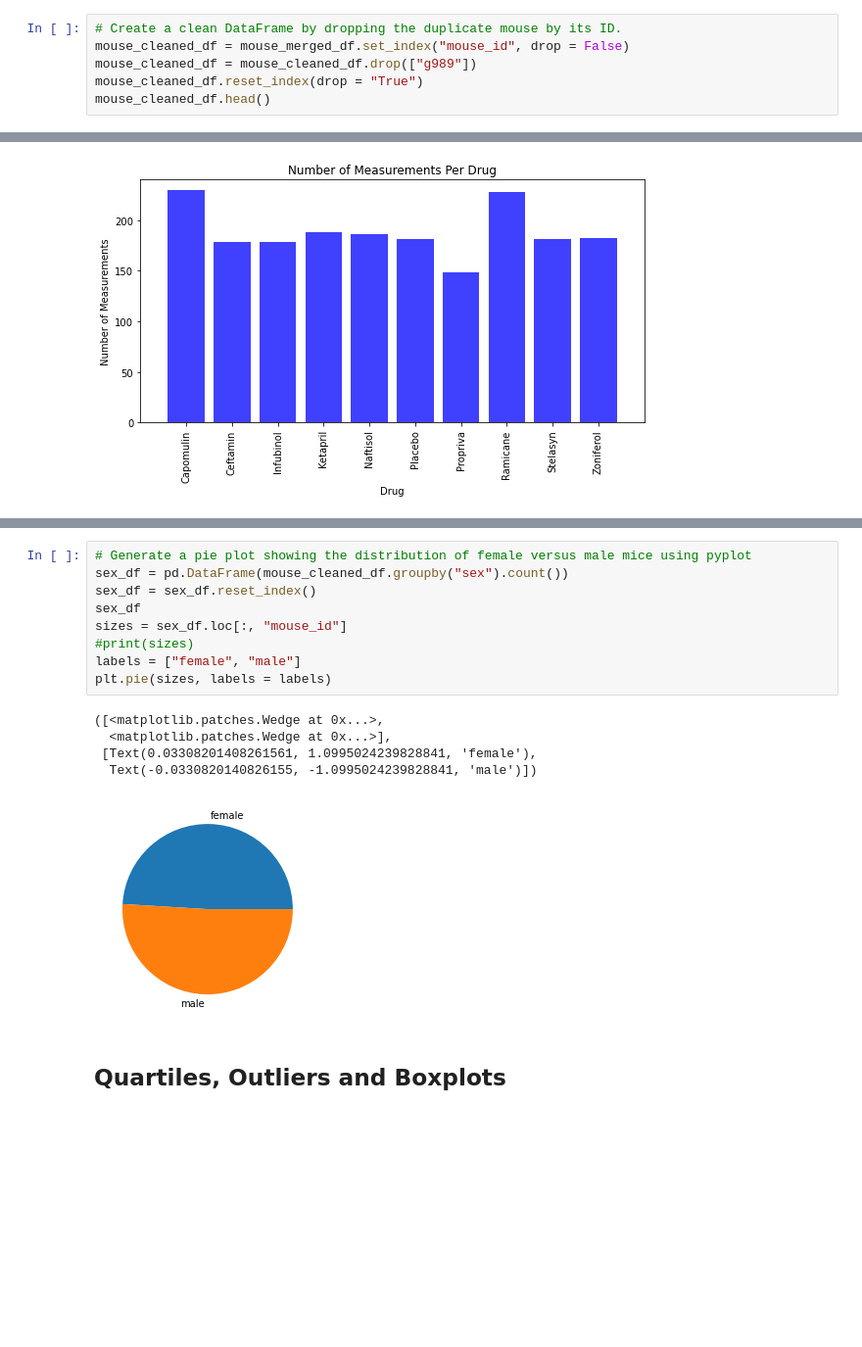
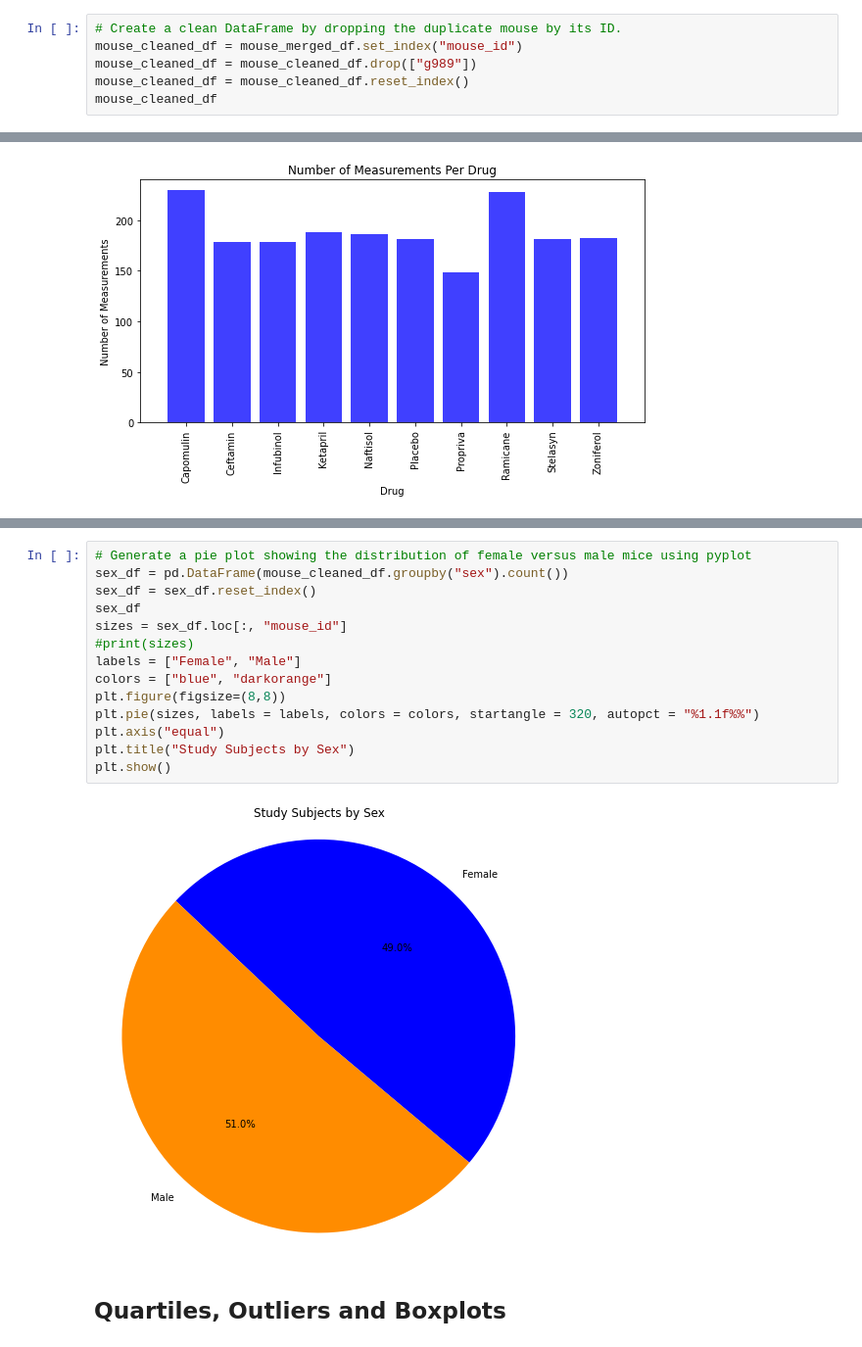
Before and after one commit to swdrich/matplotlib-challenge, a Jupyter notebook: Instructions/Pymaceuticals/pymaceuticals_starter.ipynb, the cells around one changed output, grey strips where cells are left out. Shown at 98% size. Drawn from its saved outputs; the diff is of its cells as text; blank space fills up the shorter version.

```diff
--- a/Instructions/Pymaceuticals/pymaceuticals_starter.ipynb
+++ b/Instructions/Pymaceuticals/pymaceuticals_starter.ipynb
@@ -85,9 +92,9 @@ duplicate
 | 917 | g989 | Propriva | Female | 21 | 26 | 20 | 54.657650 | 1 |
 # %%
 # Create a clean DataFrame by dropping the duplicate mouse by its ID.
-mouse_cleaned_df = mouse_merged_df.set_index("mouse_id", drop = False)
+mouse_cleaned_df = mouse_merged_df.set_index("mouse_id")
 mouse_cleaned_df = mouse_cleaned_df.drop(["g989"])
-mouse_cleaned_df.reset_index(drop = "True")
-mouse_cleaned_df.head()
+mouse_cleaned_df = mouse_cleaned_df.reset_index()
+mouse_cleaned_df
 # %% [output]
 |  | mouse_id | drug_regimen | sex | age_months | weight | timepoint | tumor_vol | meta_sites |
@@ -211,18 +224,19 @@ plot = sex_df.plot.pie(y='mouse_id', figsize=(5, 5))
 # %%
 # Generate a pie plot showing the distribution of female versus male mice using pyplot
 sex_df = pd.DataFrame(mouse_cleaned_df.groupby("sex").count())
 sex_df = sex_df.reset_index()
 sex_df
 sizes = sex_df.loc[:, "mouse_id"]
 #print(sizes)
-labels = ["female", "male"]
-plt.pie(sizes, labels = labels)
+labels = ["Female", "Male"]
+colors = ["blue", "darkorange"]
+plt.figure(figsize=(8,8))
+plt.pie(sizes, labels = labels, colors = colors, startangle = 320, autopct = "%1.1f%%")
+plt.axis("equal")
+plt.title("Study Subjects by Sex")
+plt.show()
 # %% [output]
-([<matplotlib.patches.Wedge at 0x...>,
-  <matplotlib.patches.Wedge at 0x...>],
- [Text(0.03308201408261561, 1.0995024239828841, 'female'),
-  Text(-0.0330820140826155, -1.0995024239828841, 'male')])
-[figure, old version]
+[figure, new version]
 # %% [markdown]
 ## Quartiles, Outliers and Boxplots
 # %%
```
Also changed, not shown: parts of 5 cells of this notebook.
